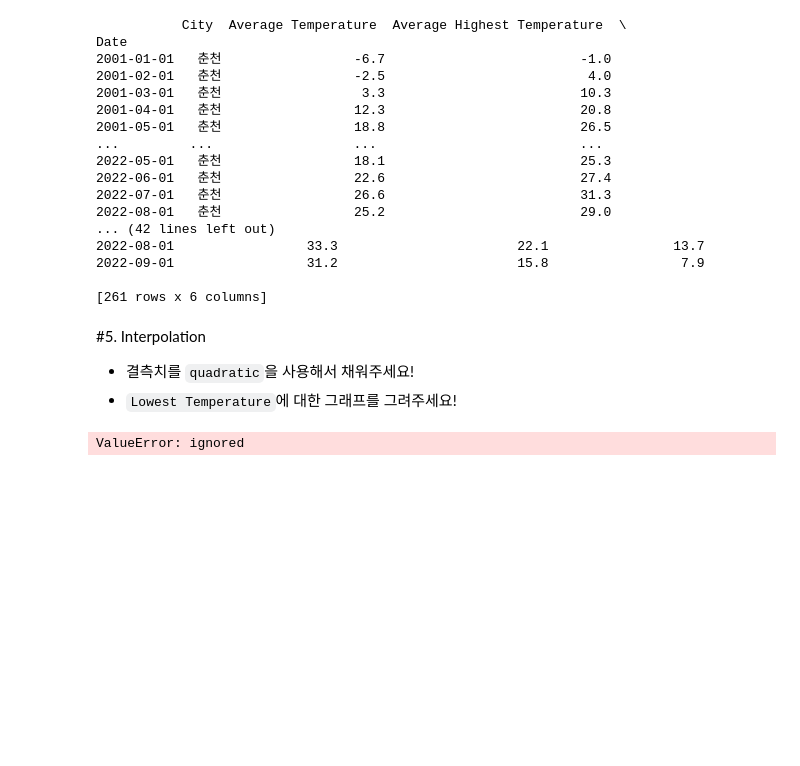
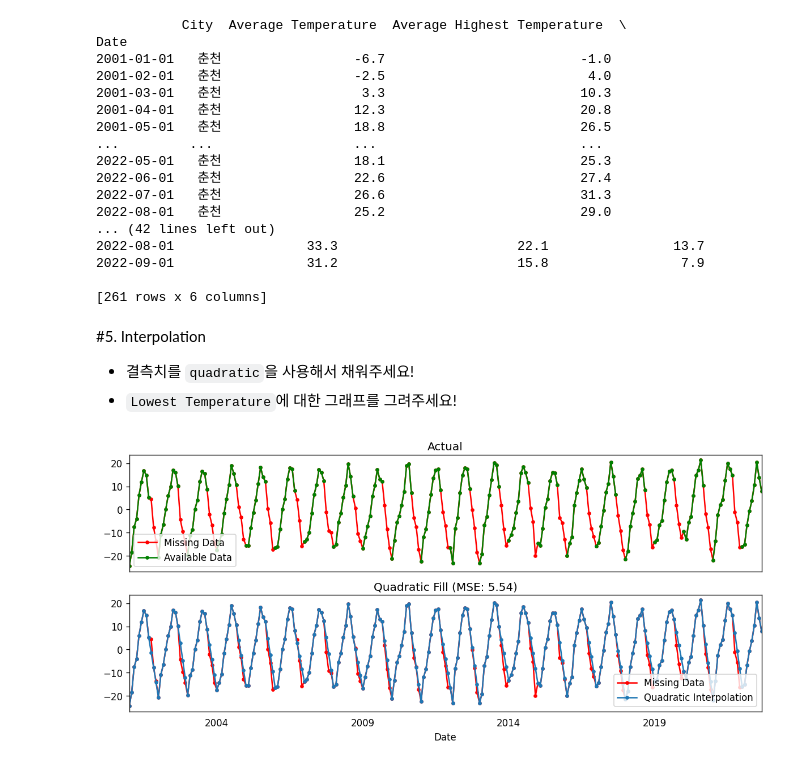
Before and after one commit to akwoals/DAP, a Jupyter notebook: Lecture_7.ipynb, the cells around one changed output. Cells and saved outputs as stored; diff of their text form; code cells hidden in the pictures; blank space fills up the shorter version.

```diff
--- a/Lecture_7.ipynb
+++ b/Lecture_7.ipynb
@@ -296,32 +296,32 @@ Date
 # Quadratic Interpolation
 df_qfill = df_nan.copy()
 df_nan['rownum']= np.arange(df_nan.shape[0])
 df_nan_nona = df_nan.dropna(subset=['Lowest Temperature'])
 f= interp1d(df_nan_nona['rownum'], df_nan_nona['Lowest Temperature'])
 
-df_qfill.LowestTemperature= f(df_nan['rownum'])
+df_qfill['Lowest Temperature']= f(df_nan['rownum'])
 
 # Calculate Error
 error_qfill = np.round(mean_squared_error(df['Lowest Temperature'], df_qfill['Lowest Temperature']), 2)
 
 
 # Plotting
 fig, axes = plt.subplots(2, 1, sharex=True, figsize=(12, 5))
 plt.rcParams.update({'xtick.bottom' : False})
 
 for ax in axes:
   df['Lowest Temperature'].plot(title='Actual', ax=ax, label='Actual', color='red', style=".-")
 
 df_nan['Lowest Temperature'].plot(title='Actual', ax=axes[0], label='Actual', color='green', style=".-")
 
 df_qfill['Lowest Temperature'].plot(title="Quadratic Fill (MSE: " + str(error_qfill) +")",
                        label='Quadratic Fill', style=".-")
 
 
 
 # Add legend
 methods = ['Available Data',  'Quadratic Interpolation']
 for ax, mt in zip(axes, methods):
   ax.legend(["Missing Data", mt])
 # %% [output]
-ValueError: ignored
+[figure, added]
```
